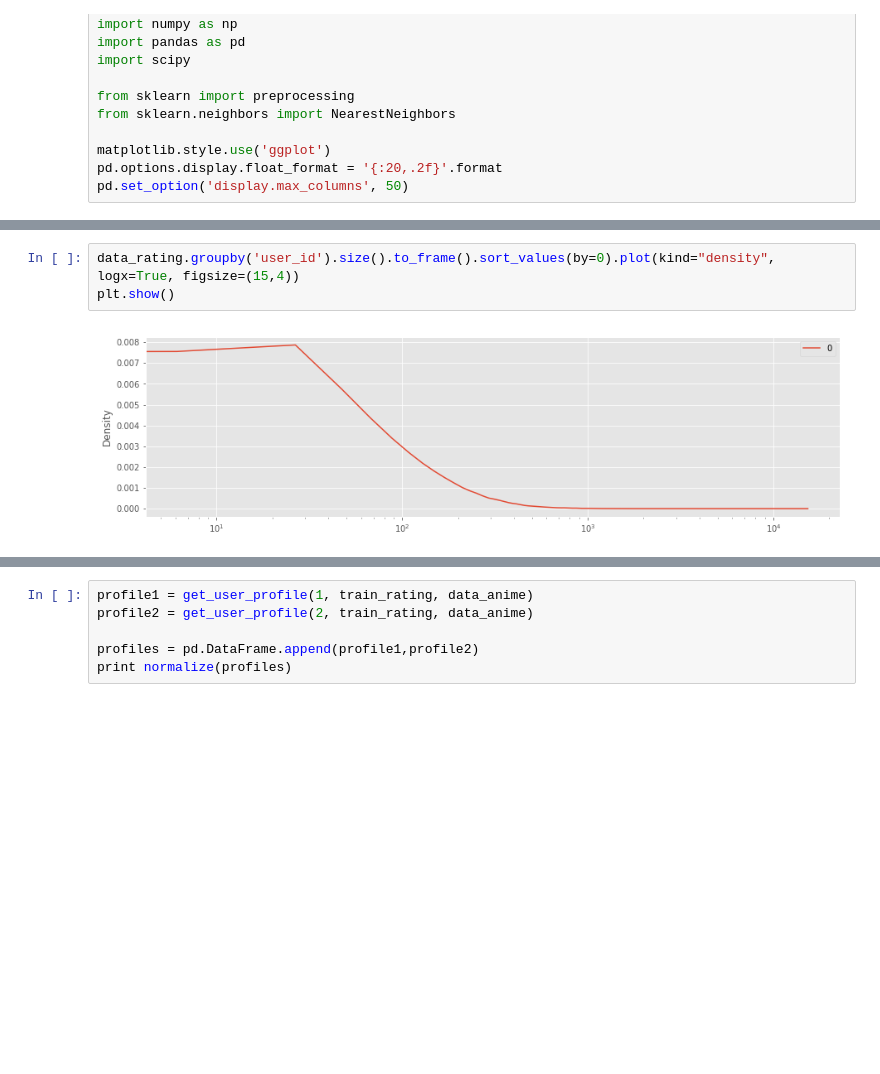
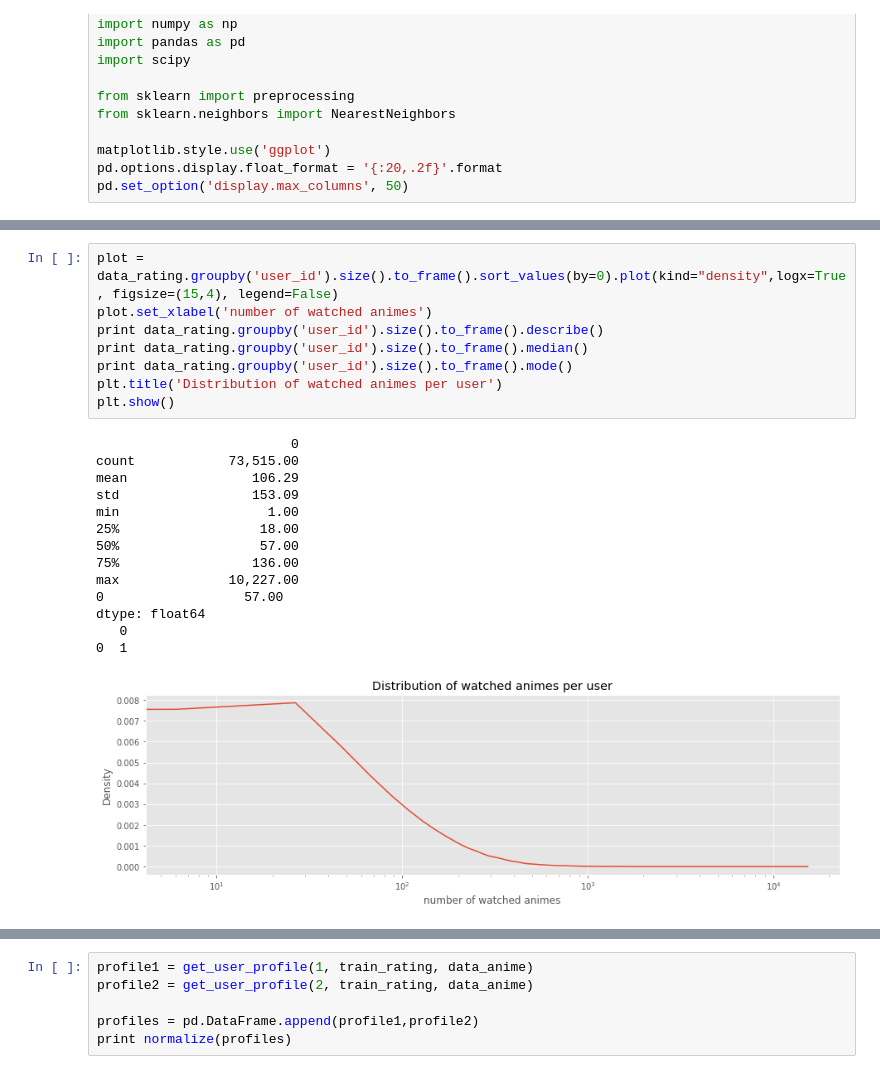
Before and after one commit to micksi/datamining_exam, a Jupyter notebook: Descriptive Statistics.ipynb, the cells around one changed output, grey strips where cells are left out. Drawn from its saved outputs; the diff is of its cells as text; blank space fills up the shorter version.

```diff
--- a/Descriptive Statistics.ipynb
+++ b/Descriptive Statistics.ipynb
@@ -51,8 +56,26 @@ plt.show()
 # %%
-data_rating.groupby('user_id').size().to_frame().sort_values(by=0).plot(kind="density", logx=True, figsize=(15,4))
+plot = data_rating.groupby('user_id').size().to_frame().sort_values(by=0).plot(kind="density",logx=True, figsize=(15,4), legend=False)
+plot.set_xlabel('number of watched animes')
+print data_rating.groupby('user_id').size().to_frame().describe()
+print data_rating.groupby('user_id').size().to_frame().median()
+print data_rating.groupby('user_id').size().to_frame().mode()
+plt.title('Distribution of watched animes per user')
 plt.show()
 # %% [output]
+                         0
+count            73,515.00
+mean                106.29
+std                 153.09
+min                   1.00
+25%                  18.00
+50%                  57.00
+75%                 136.00
+max              10,227.00
+0                  57.00
+dtype: float64
+   0
+0  1
-[figure, old version]
+[figure, new version]
 # %%
 print 'Anime rating:'
 print data_anime['rating'].describe(include='all')
```
Also changed, not shown: parts of 11 cells of this notebook, 10 other files.
